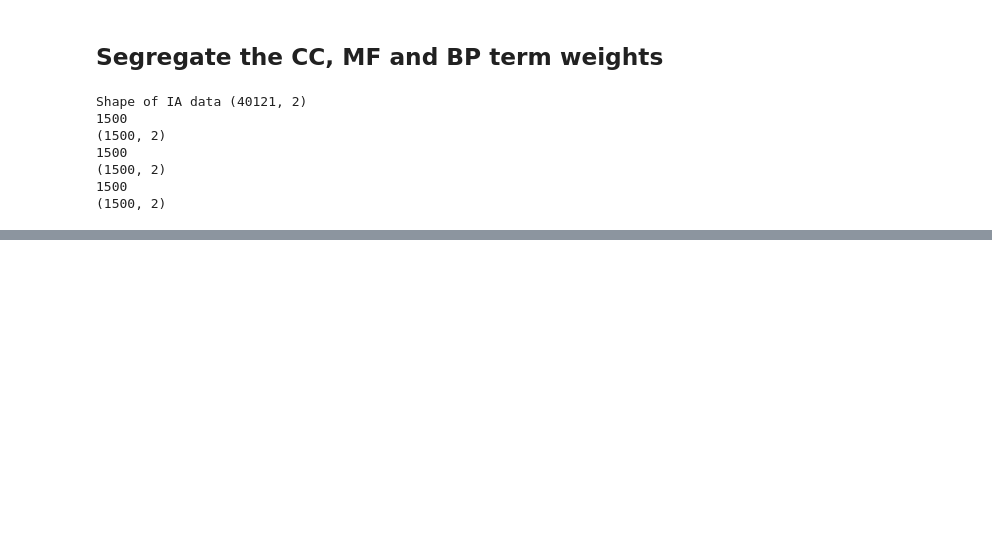
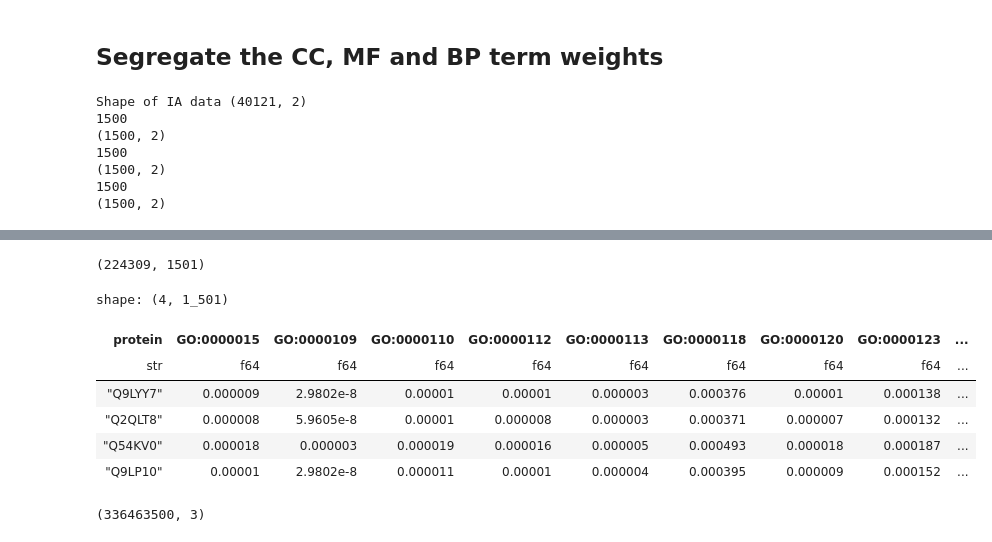
Before and after one commit to sumaniitm/cafa-6-protein-function-prediction-kaggle, a Jupyter notebook: cafa6-baseline-and-feature-engineering.ipynb, the cells around one changed output, grey strips where cells are left out. Cells and saved outputs as stored; diff of their text form; code cells hidden in the pictures; blank space fills up the shorter version.

```diff
--- a/cafa6-baseline-and-feature-engineering.ipynb
+++ b/cafa6-baseline-and-feature-engineering.ipynb
@@ -315,3 +411,8 @@ def load_dataset_tensorflow_train(embeds, go_terms):
 
 def dict_to_tuple(inputs):
     return inputs["embeds"], inputs["go_terms"]
+# %%
+num_samples = x_train.shape[0]
+label_wts = np.tile(label_wts_cc, (num_samples, 1))
+
+label_wts.shape
@@ -419,6 +600,6 @@ submission_embeds = pl.Series(df_test_features.select(pl.col('uniprot_embeds')))
 # %%
 pos_dict = {}
-for i in range(len(label_cols)):
-    pos_dict[i] = label_cols[i]
+for i in range(len(label_cols_cc)):
+    pos_dict[i] = label_cols_cc[i]
 
 print(pos_dict[0])
@@ -433,7 +616,7 @@ def generate_tf_datasets_pred(p_df, p_BATCH_SIZE_PER_REPLICA):
 
     BATCH_SIZE = p_BATCH_SIZE_PER_REPLICA * tpu_strategy.num_replicas_in_sync
 
-    embeds = pl.Series(p_df.select(pl.col('uniprot_embeds'))).to_list()
+    embeds = pl.Series(p_df.select(pl.col('embedding_arrays'))).to_list()
     proteins = pl.Series(p_df.select(pl.col('protein_accession_id'))).to_list()
 
     tf_dataset = tf.data.Dataset.from_tensor_slices((proteins, embeds))
@@ -463,9 +677,19 @@ for proteins, embeds in pred_ds:
 # %%
 all_predictions[0]
 # %%
-semi_final_df = pl.DataFrame(all_predictions)
+semi_final_df_cc = pl.DataFrame(all_predictions)
 # %%
-semi_final_df.shape
+semi_final_df_cc.shape
+# %% [output]
+(224309, 1501)
 # %%
-semi_final_df.head(4)
+semi_final_df_cc.head(4)
+# %% [output]
+shape: (4, 1_501)
+| protein | GO:0000015 | GO:0000109 | GO:0000110 | GO:0000112 | GO:0000113 | GO:0000118 | GO:0000120 | GO:0000123 | ... |
+| str | f64 | f64 | f64 | f64 | f64 | f64 | f64 | f64 | ... |
+| "Q9LYY7" | 0.000009 | 2.9802e-8 | 0.00001 | 0.00001 | 0.000003 | 0.000376 | 0.00001 | 0.000138 | ... |
+| "Q2QLT8" | 0.000008 | 5.9605e-8 | 0.00001 | 0.000008 | 0.000003 | 0.000371 | 0.000007 | 0.000132 | ... |
+| "Q54KV0" | 0.000018 | 0.000003 | 0.000019 | 0.000016 | 0.000005 | 0.000493 | 0.000018 | 0.000187 | ... |
+| "Q9LP10" | 0.00001 | 2.9802e-8 | 0.000011 | 0.00001 | 0.000004 | 0.000395 | 0.000009 | 0.000152 | ... |
 # %%
@@ -473,11 +697,13 @@ type(semi_final_df)
 # %%
-df_long = semi_final_df.melt(
+df_long = semi_final_df_cc.melt(
     id_vars=["protein"],
     variable_name="GO_Term",
     value_name="Probability"
 )
 
 df_long.shape
+# %% [output]
+(336463500, 3)
 # %%
 df_long = df_long.filter(~(pl.col('Probability').is_nan()))
 df_long.shape
```
Also changed, not shown: parts of 43 cells of this notebook.
